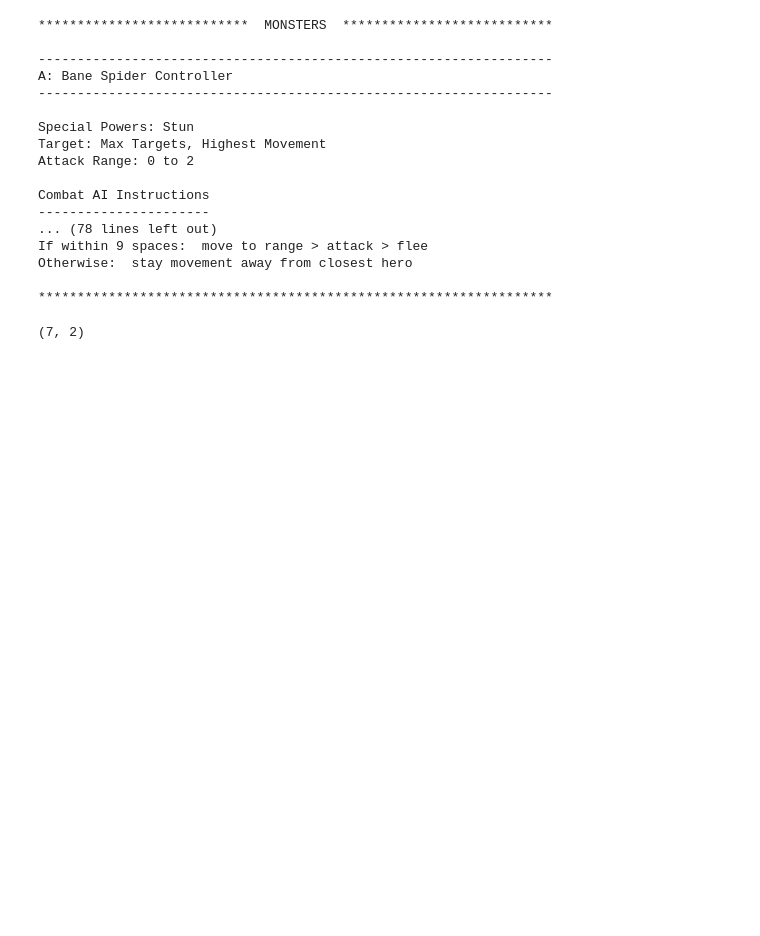
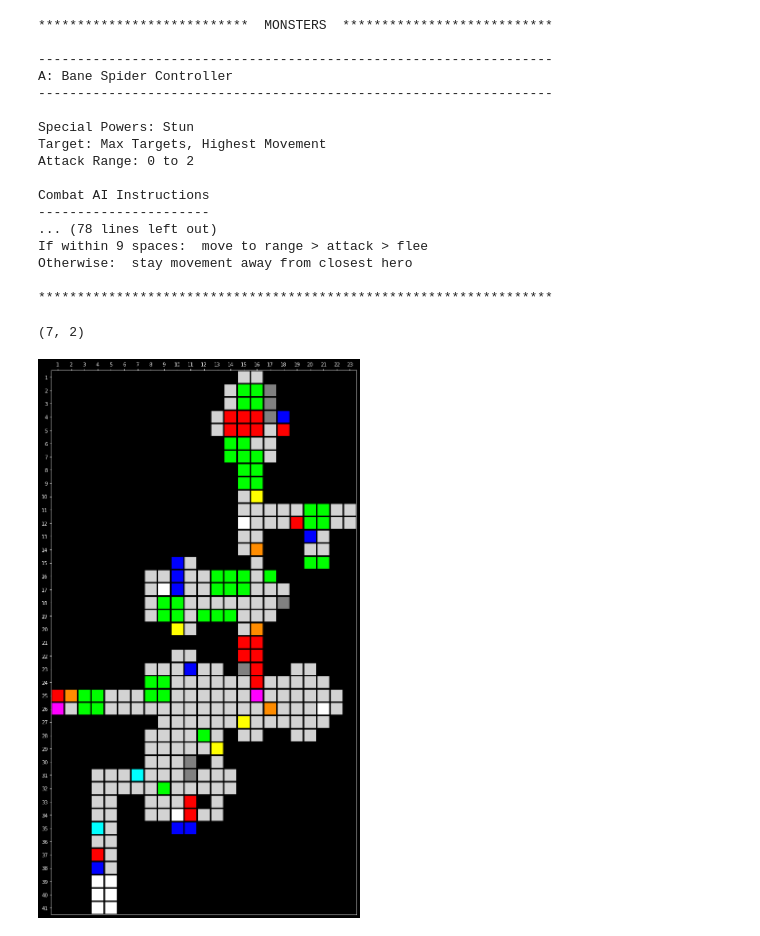
Before and after one commit to KevinCarr42/Descent_AI, a Jupyter notebook: game_testing.ipynb, the cells around one changed output. Drawn from its saved outputs; the diff is of its cells as text; code cells hidden in the pictures; blank space fills up the shorter version.

Commit message:
testing colours and making a plotting method

```diff
--- a/game_testing.ipynb
+++ b/game_testing.ipynb
@@ -5,6 +5,8 @@ from descent_ai import *
 
 ############### FORMATTING ###############
 from IPython.core.display import display, HTML
+import matplotlib.style as style
+style.use('dark_background')
 display(HTML("<style>.container { width:100% !important; }</style>"))
 pd.set_option('display.max_colwidth', 1000)
 pd.set_option('display.max_columns', None)
@@ -132,3 +119,48 @@ Otherwise:  stay movement away from closest hero
 d.ai_overlord.boss.movement, d.ai_overlord.boss.range
 # %% [output]
 (7, 2)
+# %%
+combined_map = d.combined_map
+label_map = d.label_map
+# %%
+class Temp:
+    def __init__(self, combined_map, label_map):
+        self.combined_map = combined_map
+        self.label_map = label_map
+
+    def show(self):
+        SCALE = 0.5
+        x, y = self.combined_map.shape
+
+        cmap = ListedColormap(COLOUR_DF.colour.to_list())
+        norm = BoundaryNorm(
+            COLOUR_DF.id.to_list(),
+            cmap.N,
+            clip=True
+        )
+
+        plt.figure(figsize=(SCALE*y, SCALE*x))
+        plt.pcolor(
+            self.combined_map,
+            cmap=cmap,
+            norm=norm,
+            edgecolors='k',
+            linewidth=3,
+        )
+
+        # ticks and labels
+        ax = plt.gca()
+        ax.invert_yaxis()
+        ax.set_aspect('equal')
+        ax.xaxis.tick_top()
+        plt.xticks([i+0.5 for i in range(y)], [i+1 for i in range(y)])
+        plt.yticks([i+0.5 for i in range(x)], [i+1 for i in range(x)])
+
+        # labels
+        # TODO
+
+        plt.show()
+
+Temp(combined_map.fillna(0), label_map).show()
+# %% [output]
+[figure, added]
```
Also changed, not shown: parts of 5 cells of this notebook.
